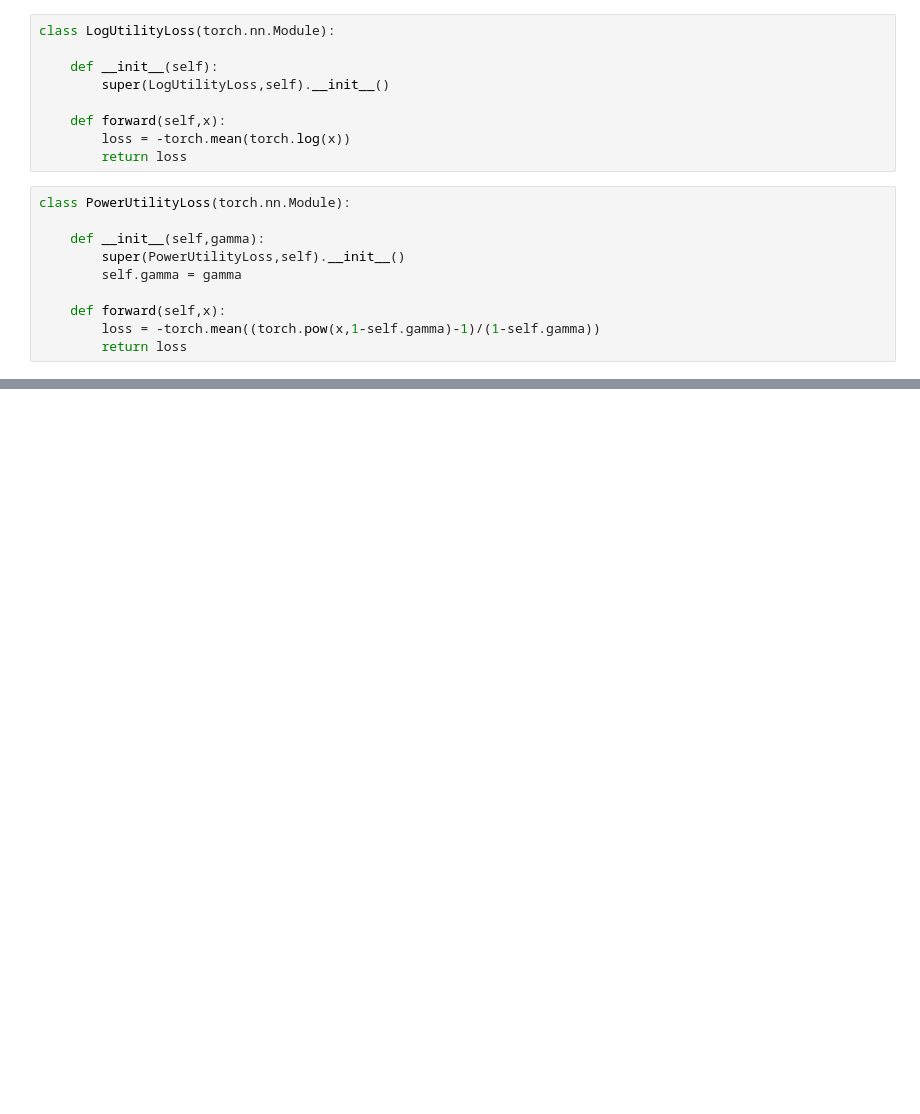
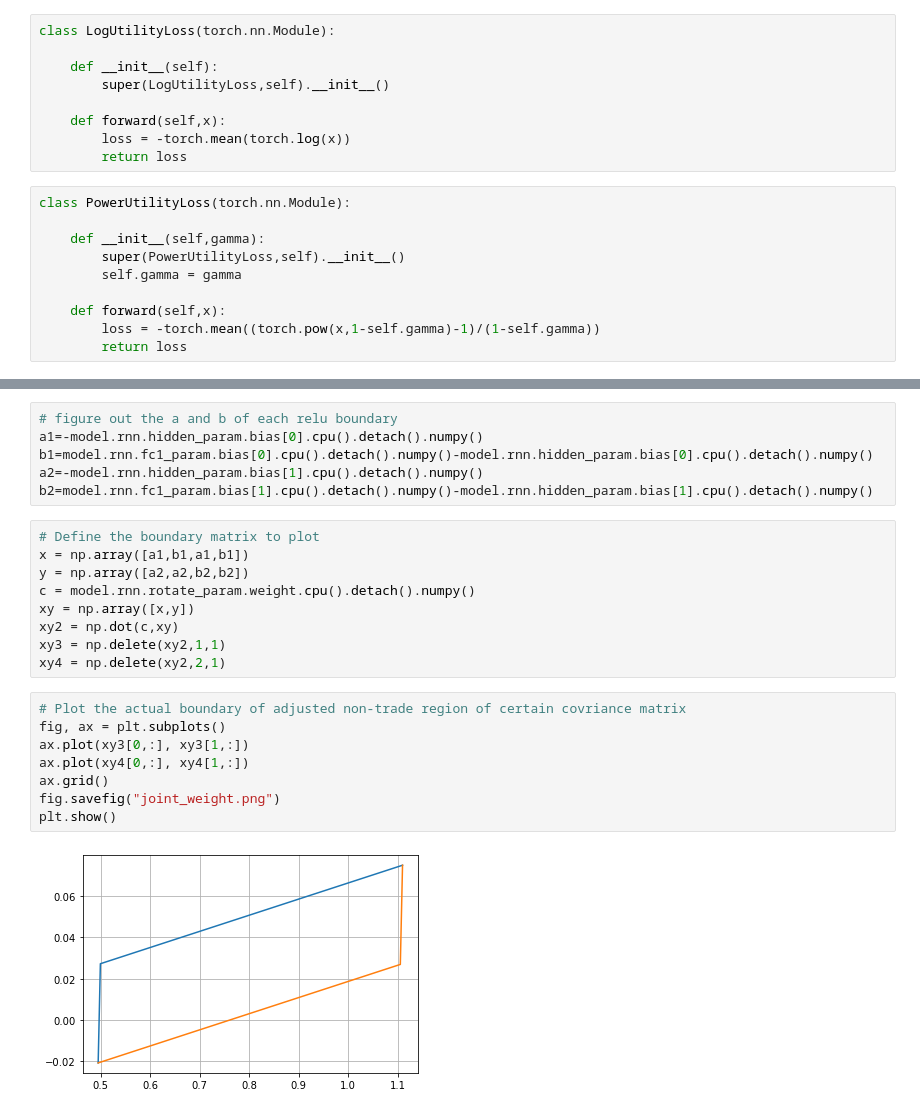
Before and after one commit to jsxzliran/TransactionCost, a Jupyter notebook: MultiStockTradingCost.ipynb, the cells around one changed output, grey strips where cells are left out. Drawn from its saved outputs; the diff is of its cells as text; blank space fills up the shorter version.

```diff
--- a/MultiStockTradingCost.ipynb
+++ b/MultiStockTradingCost.ipynb
@@ -288,0 +284,25 @@ plt.show()
+# %%
+# figure out the a and b of each relu boundary
+a1=-model.rnn.hidden_param.bias[0].cpu().detach().numpy()
+b1=model.rnn.fc1_param.bias[0].cpu().detach().numpy()-model.rnn.hidden_param.bias[0].cpu().detach().numpy()
+a2=-model.rnn.hidden_param.bias[1].cpu().detach().numpy()
+b2=model.rnn.fc1_param.bias[1].cpu().detach().numpy()-model.rnn.hidden_param.bias[1].cpu().detach().numpy()
+# %%
+# Define the boundary matrix to plot
+x = np.array([a1,b1,a1,b1])
+y = np.array([a2,a2,b2,b2])
+c = model.rnn.rotate_param.weight.cpu().detach().numpy()
+xy = np.array([x,y])
+xy2 = np.dot(c,xy)
+xy3 = np.delete(xy2,1,1)
+xy4 = np.delete(xy2,2,1)
+# %%
+# Plot the actual boundary of adjusted non-trade region of certain covriance matrix
+fig, ax = plt.subplots()
+ax.plot(xy3[0,:], xy3[1,:])
+ax.plot(xy4[0,:], xy4[1,:])
+ax.grid()
+fig.savefig("joint_weight.png")
+plt.show()
+# %% [output]
+[figure, added]
```
Also changed, not shown: parts of 13 cells of this notebook, 1 other file.
